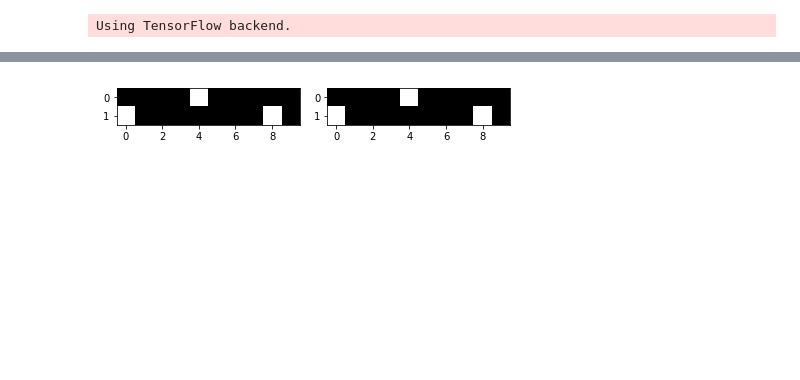
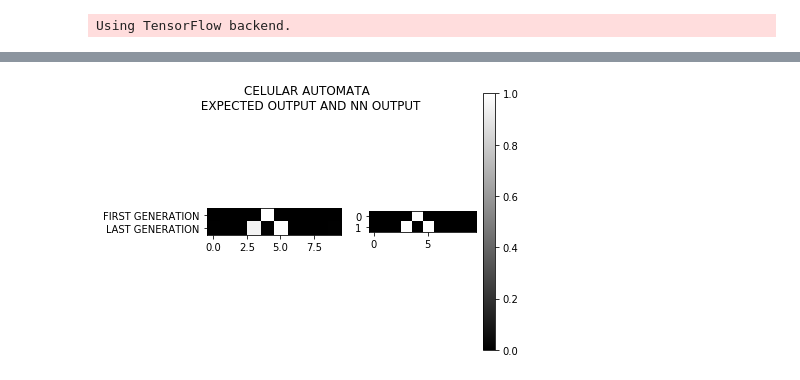
Before and after one commit to python-cbpf/machine-learning-estevanmendes, a Jupyter notebook: NN_v5.py.ipynb, the cells around one changed output, grey strips where cells are left out. Cells and saved outputs as stored; diff of their text form; code cells hidden in the pictures; blank space fills up the shorter version.

```diff
--- a/NN_v5.py.ipynb
+++ b/NN_v5.py.ipynb
@@ -33,7 +32,3 @@ model.add(Dense(5,activation='relu'))
-# %%
-model.add(Dense(10,activation='relu'))
-# %%
-model.add(Dense(20,activation='relu'))
 # %%
 model.add(Dense(grid,activation='sigmoid'))
 # %%
@@ -61,9 +50,8 @@ Trainable params: 975
 Non-trainable params: 0
 _________________________________________________________________
 # %%
-END=int(len(DATA)*0.99)
+END=int(len(DATA)*0.9)#UTILIZA-SE 90% DOS DADOS PARA O TREINAMENTO
 DATA_trainning=DATA[:END,:]
 RESULTS_trainning=RESULTS[:END,:]
 DATA_check=DATA[END:,:]
 RESULTS_check=RESULTS[END:,:]
-print(np.shape(DATA_check))
@@ -72,3 +58,3 @@ print(np.shape(DATA_check))
 # %%
-model.fit(DATA_trainning,RESULTS_trainning, epochs=900, batch_size=10)
+model.fit(DATA_trainning,RESULTS_trainning, epochs=50, batch_size=10, validation_split=0.1)
 # %% [output]
@@ -116,13 +122,16 @@ plt.show()
 # %%
+COMPARE=CA(grid,rule,1,BC=1).evo(updt)
 TEST_NN=np.zeros((updt,grid))
-TEST_NN[0,int(grid/2)-1]=1
-TEST_NN[-1:,:]=model.predict(TEST_NN[0:1,:])
+TEST_NN[0,:]=COMPARE[0:1,:]
+TEST_NN[-1,:]=model.predict(COMPARE[0:1,:])
+plt.suptitle('CELULAR AUTOMATA \n EXPECTED OUTPUT AND NN OUTPUT')
 plt.subplot(121)
-plt.imshow(TEST_NN[0::updt-1,:],cmap='gray')
+plt.imshow(TEST_NN[0::updt-1,0:15],cmap='gray')
+plt.yticks(np.arange(2),['FIRST GENERATION','LAST GENERATION'])
 plt.subplot(122)
-X,COMPARE=CA(grid,rule,1,BC=1).evo(updt)
 plt.imshow(COMPARE[0::updt-1,:],cmap='gray')
+plt.colorbar()
 plt.tight_layout()
 plt.show()
 # %% [output]
-[figure, old version]
+[figure, new version]
```
Also changed, not shown: parts of 11 cells of this notebook, 8 other files.
